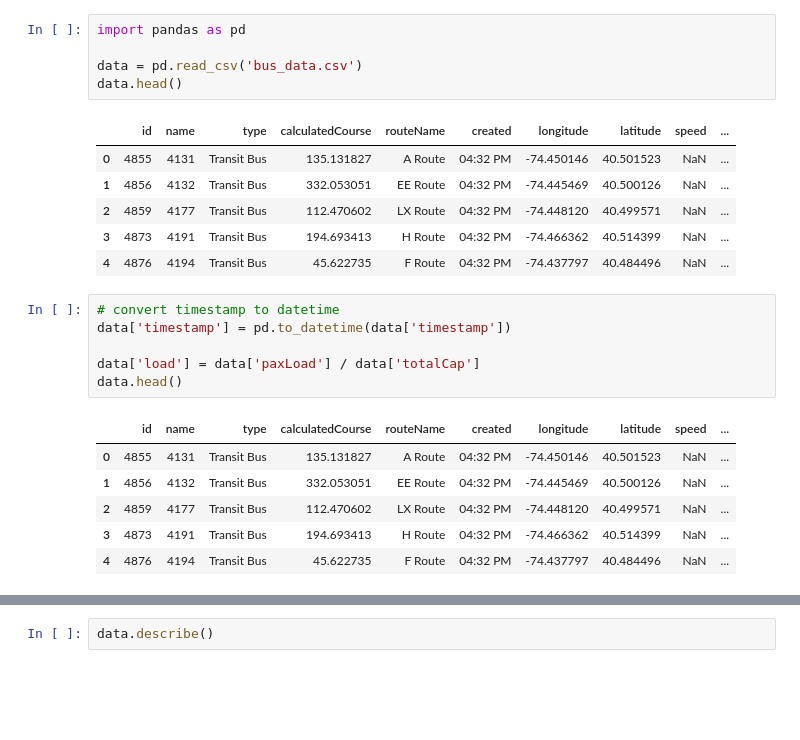
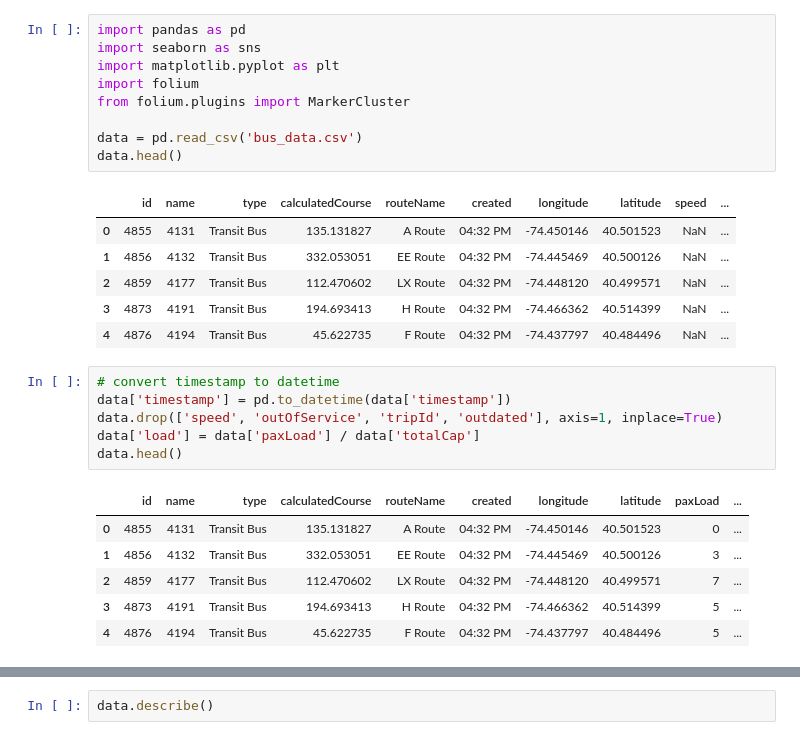
Before and after one commit to AkeBoss-tech/RutgersBusAnalysis, a Jupyter notebook: analyze.ipynb, the cells around one changed output, grey strips where cells are left out. Drawn from its saved outputs; the diff is of its cells as text; blank space fills up the shorter version.

```diff
--- a/analyze.ipynb
+++ b/analyze.ipynb
@@ -1,5 +1,9 @@
 # %%
 import pandas as pd
+import seaborn as sns
+import matplotlib.pyplot as plt
+import folium
+from folium.plugins import MarkerCluster
 
 data = pd.read_csv('bus_data.csv')
 data.head()
@@ -13,14 +17,14 @@ data.head()
 # %%
 # convert timestamp to datetime
 data['timestamp'] = pd.to_datetime(data['timestamp'])
-
+data.drop(['speed', 'outOfService', 'tripId', 'outdated'], axis=1, inplace=True)
 data['load'] = data['paxLoad'] / data['totalCap']
 data.head()
 # %% [output]
-|  | id | name | type | calculatedCourse | routeName | created | longitude | latitude | speed | ... |
-| 0 | 4855 | 4131 | Transit Bus | 135.131827 | A Route | 04:32 PM | -74.450146 | 40.501523 | NaN | ... |
-| 1 | 4856 | 4132 | Transit Bus | 332.053051 | EE Route | 04:32 PM | -74.445469 | 40.500126 | NaN | ... |
-| 2 | 4859 | 4177 | Transit Bus | 112.470602 | LX Route | 04:32 PM | -74.448120 | 40.499571 | NaN | ... |
-| 3 | 4873 | 4191 | Transit Bus | 194.693413 | H Route | 04:32 PM | -74.466362 | 40.514399 | NaN | ... |
-| 4 | 4876 | 4194 | Transit Bus | 45.622735 | F Route | 04:32 PM | -74.437797 | 40.484496 | NaN | ... |
+|  | id | name | type | calculatedCourse | routeName | created | longitude | latitude | paxLoad | ... |
+| 0 | 4855 | 4131 | Transit Bus | 135.131827 | A Route | 04:32 PM | -74.450146 | 40.501523 | 0 | ... |
+| 1 | 4856 | 4132 | Transit Bus | 332.053051 | EE Route | 04:32 PM | -74.445469 | 40.500126 | 3 | ... |
+| 2 | 4859 | 4177 | Transit Bus | 112.470602 | LX Route | 04:32 PM | -74.448120 | 40.499571 | 7 | ... |
+| 3 | 4873 | 4191 | Transit Bus | 194.693413 | H Route | 04:32 PM | -74.466362 | 40.514399 | 5 | ... |
+| 4 | 4876 | 4194 | Transit Bus | 45.622735 | F Route | 04:32 PM | -74.437797 | 40.484496 | 5 | ... |
 # %%
```
Also changed, not shown: parts of 6 cells of this notebook, 11 other files.
